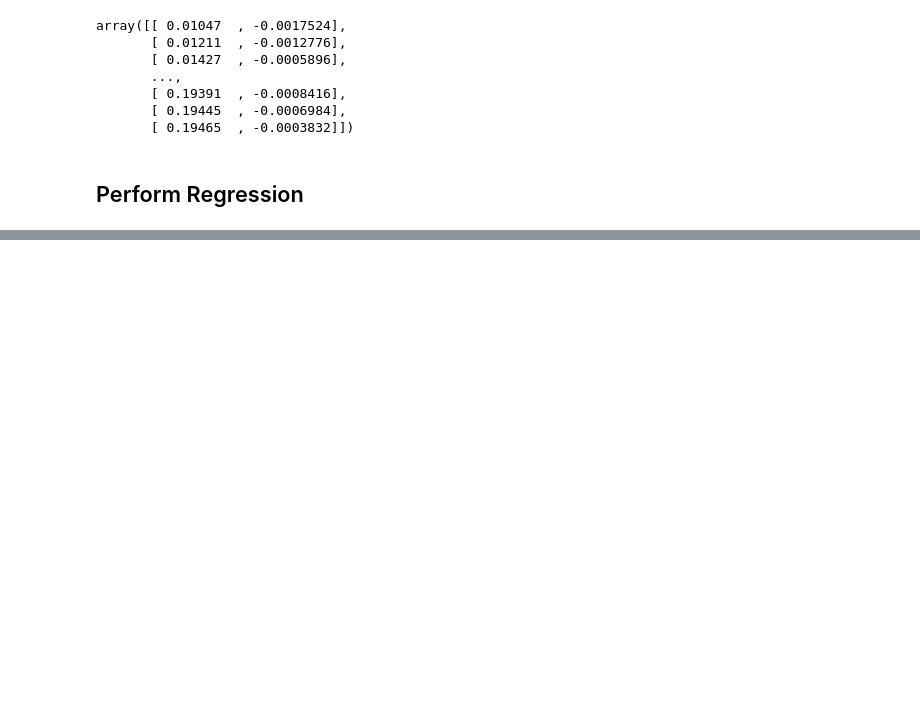
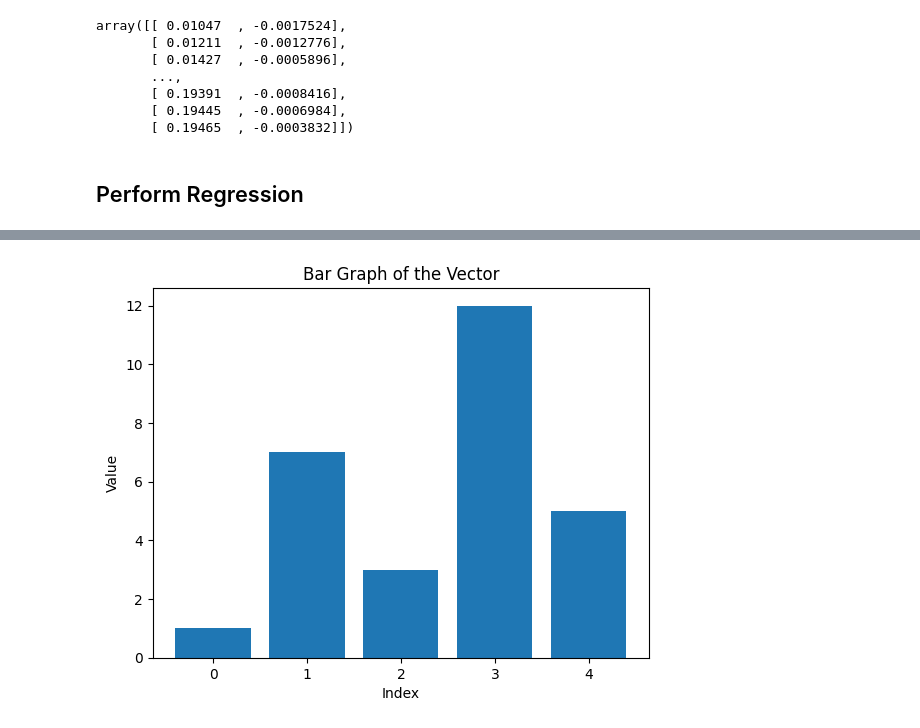
Before and after one commit to avocadoali/social_ai_practical_course, a Jupyter notebook: src/modeling/acceleration_model_4.ipynb, the cells around one changed output, grey strips where cells are left out. Drawn from its saved outputs; the diff is of its cells as text; code cells hidden in the pictures; blank space fills up the shorter version.

```diff
--- a/src/modeling/acceleration_model_4.ipynb
+++ b/src/modeling/acceleration_model_4.ipynb
@@ -176,0 +304,19 @@ Coefficients:
+# %%
+import numpy as np
+import matplotlib.pyplot as plt
+
+# Example vector
+my_vector = np.array([1, 7, 3, 12, 5])
+
+# Create a bar graph
+plt.bar(range(len(my_vector)), my_vector)
+
+# Add labels and title
+plt.xlabel('Index')
+plt.ylabel('Value')
+plt.title('Bar Graph of the Vector')
+
+# Display the graph
+plt.show()
+# %% [output]
+[figure, added]
```
Also changed, not shown: parts of 25 cells of this notebook, 16 other files.
